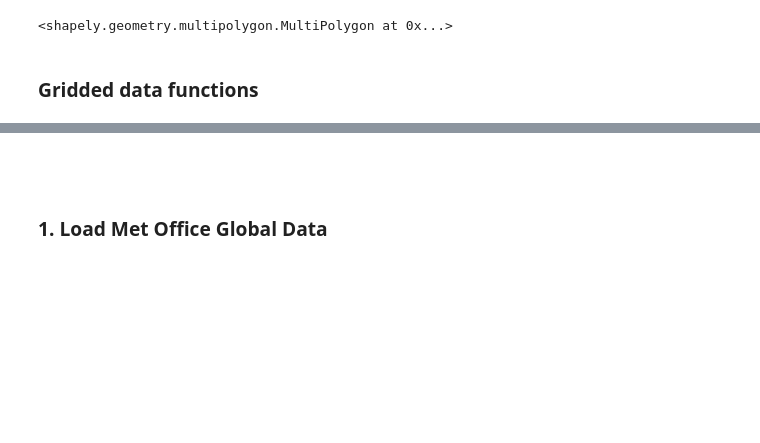
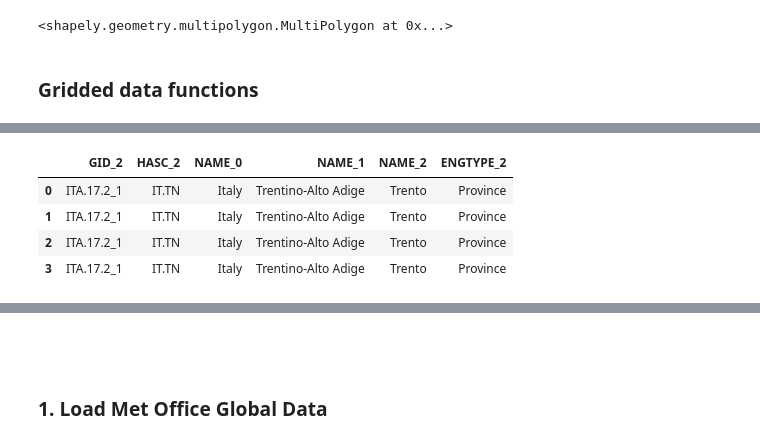
Before and after one commit to informatics-lab/covid-19_shapecutter, a Jupyter notebook: extract_regional_data_using_shapefile.ipynb, the cells around one changed output, grey strips where cells are left out. Saved outputs shown, nothing was run; the diff lists cells and outputs as text; code cells hidden in the pictures; blank space fills up the shorter version.

```diff
--- a/extract_regional_data_using_shapefile.ipynb
+++ b/extract_regional_data_using_shapefile.ipynb
@@ -308,8 +308,8 @@ def get_shape_record(target, shape_reader=shape_reader, attribute=COLUMNS[0]):
     '''
     result = None
     for record in shape_reader.records():
-        location = record.attributes[attribute]
-        if location == target:
+        shape_id = record.attributes[attribute]
+        if shape_id == target:
             result = record
             break
     if result is None:
@@ -375 +424,12 @@ def extract(location, cubes=shape_cubes, **kwargs):
+# %%
+region = get_shape_record(rand_id())
+length = 4
+data = {name: [region.attributes[name]]*length for name in COLUMNS}
+pd.DataFrame(data)
+# %% [output]
+|  | GID_2 | HASC_2 | NAME_0 | NAME_1 | NAME_2 | ENGTYPE_2 |
+| 0 | ITA.17.2_1 | IT.TN | Italy | Trentino-Alto Adige | Trento | Province |
+| 1 | ITA.17.2_1 | IT.TN | Italy | Trentino-Alto Adige | Trento | Province |
+| 2 | ITA.17.2_1 | IT.TN | Italy | Trentino-Alto Adige | Trento | Province |
+| 3 | ITA.17.2_1 | IT.TN | Italy | Trentino-Alto Adige | Trento | Province |
 # %%
```
Also changed, not shown: parts of 11 cells of this notebook.
